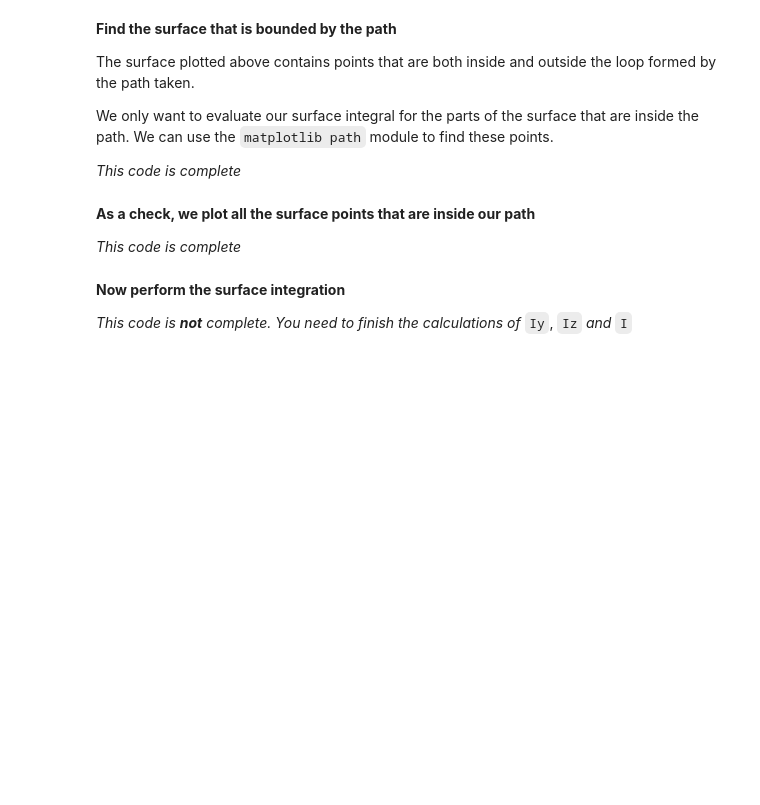
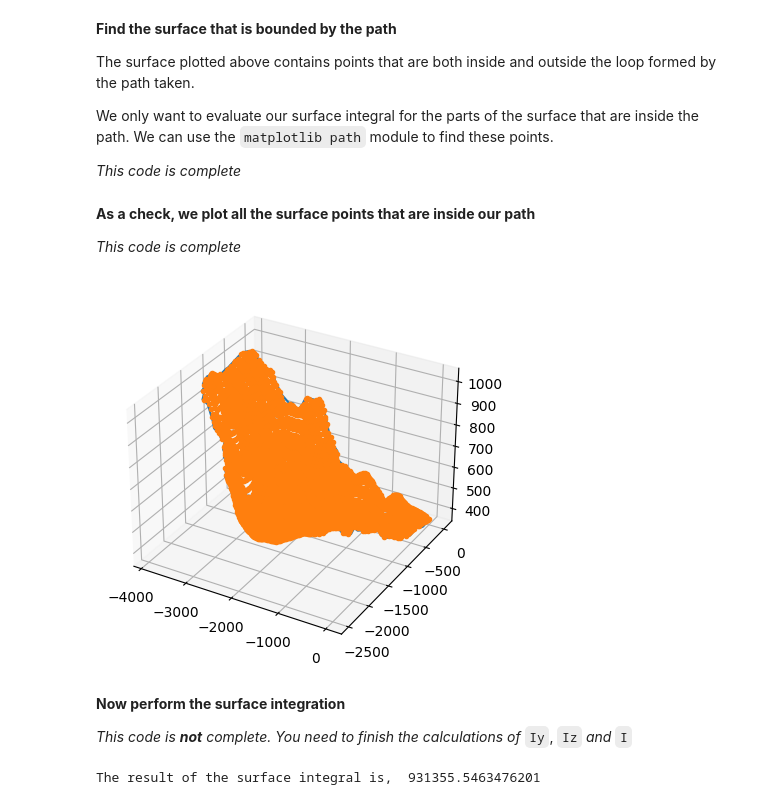
Before and after one commit to Marchhhhhhh/Maths-EP, a Jupyter notebook: 03_ExamplesPaper3_Surface_Integral.ipynb, the cells around one changed output. Saved outputs shown, nothing was run; the diff lists cells and outputs as text; code cells hidden in the pictures; blank space fills up the shorter version.

```diff
--- a/03_ExamplesPaper3_Surface_Integral.ipynb
+++ b/03_ExamplesPaper3_Surface_Integral.ipynb
@@ -116,13 +118,15 @@ inside_grid = np.reshape( inside, (N,N) )
 *This code is complete*
 # %%
 fig = plt.figure()
-ax = fig.gca(projection='3d')
+ax = fig.add_subplot(projection='3d')
 ax.plot( path_x, path_y, path_z )
 # Since inside_grid is an array with values: True or False,
 # when matplotlib uses this as an array index, as in surf_x_grid[inside_grid],
 # only those values of the array where the index is True are returned
 ax.plot( surf_x_grid[inside_grid], surf_y_grid[inside_grid], surf_z_grid[inside_grid],'.' )
 plt.show()
+# %% [output]
+[figure, added]
 # %% [markdown]
 **Now perform the surface integration**
 
@@ -146,8 +150,10 @@ Nz = 1*np.outer(dx,dy)
 # Finally, evaluate the surface integral ONLY for the surface points
 # that are inside our path
 Ix = np.sum( Bx[inside_grid] * Nx[inside_grid] )
-Iy = # Add the y component of the integral
-Iz = # Add the z component of the integral
-I = # Evaluate the integral
+Iy = np.sum( By[inside_grid] * Ny[inside_grid] )
+Iz = np.sum( Bz[inside_grid] * Nz[inside_grid] )
+I = Ix + Iy + Iz
 
 print ("The result of the surface integral is, ", I)
+# %% [output]
+The result of the surface integral is,  931355.5463476201
```
Also changed, not shown: parts of 2 cells of this notebook, 1 other file.
